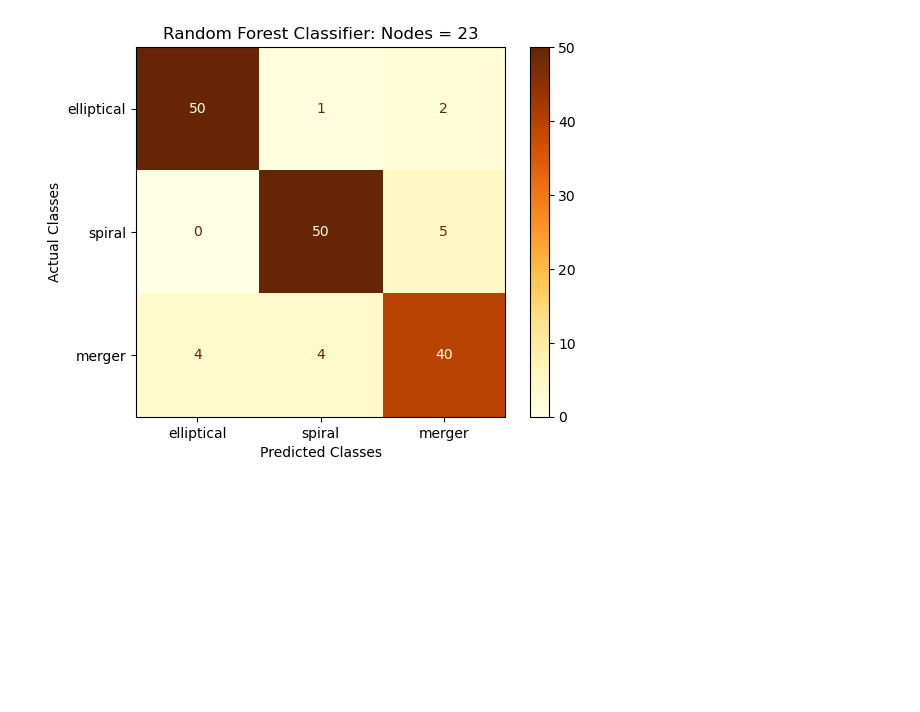
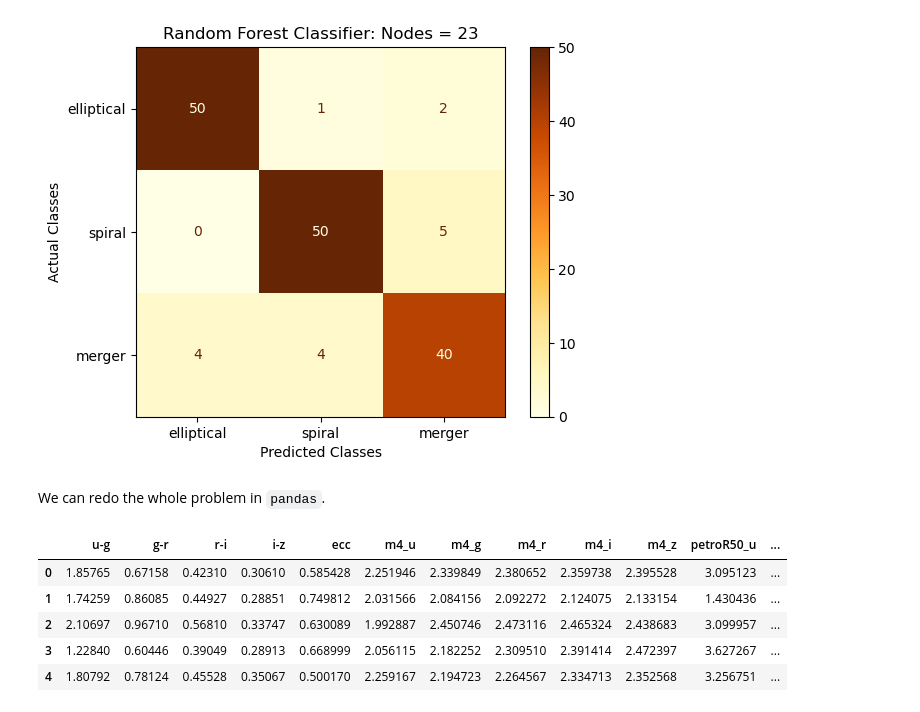
Before and after one commit to xxtofff/App_Physics_157, a Jupyter notebook: Lab Assignments/AP157_lab_assignment_A2.ipynb, the cells around one changed output. Drawn from its saved outputs; the diff is of its cells as text; code cells hidden in the pictures; blank space fills up the shorter version.

```diff
--- a/Lab Assignments/AP157_lab_assignment_A2.ipynb
+++ b/Lab Assignments/AP157_lab_assignment_A2.ipynb
@@ -248,3 +254,17 @@ plt.show()
 # %% [output]
 For 23 nodes, the accuracy is 89.74%.
 [figure]
+# %% [markdown]
+We can redo the whole problem in `pandas`.
+# %%
+import pandas as pd
+
+data_pd = pd.DataFrame(data)
+data_pd.head()
+# %% [output]
+|  | u-g | g-r | r-i | i-z | ecc | m4_u | m4_g | m4_r | m4_i | m4_z | petroR50_u | ... |
+| 0 | 1.85765 | 0.67158 | 0.42310 | 0.30610 | 0.585428 | 2.251946 | 2.339849 | 2.380652 | 2.359738 | 2.395528 | 3.095123 | ... |
+| 1 | 1.74259 | 0.86085 | 0.44927 | 0.28851 | 0.749812 | 2.031566 | 2.084156 | 2.092272 | 2.124075 | 2.133154 | 1.430436 | ... |
+| 2 | 2.10697 | 0.96710 | 0.56810 | 0.33747 | 0.630089 | 1.992887 | 2.450746 | 2.473116 | 2.465324 | 2.438683 | 3.099957 | ... |
+| 3 | 1.22840 | 0.60446 | 0.39049 | 0.28913 | 0.668999 | 2.056115 | 2.182252 | 2.309510 | 2.391414 | 2.472397 | 3.627267 | ... |
+| 4 | 1.80792 | 0.78124 | 0.45528 | 0.35067 | 0.500170 | 2.259167 | 2.194723 | 2.264567 | 2.334713 | 2.352568 | 3.256751 | ... |
```
Also changed, not shown: parts of 6 cells of this notebook, 7 other files.
